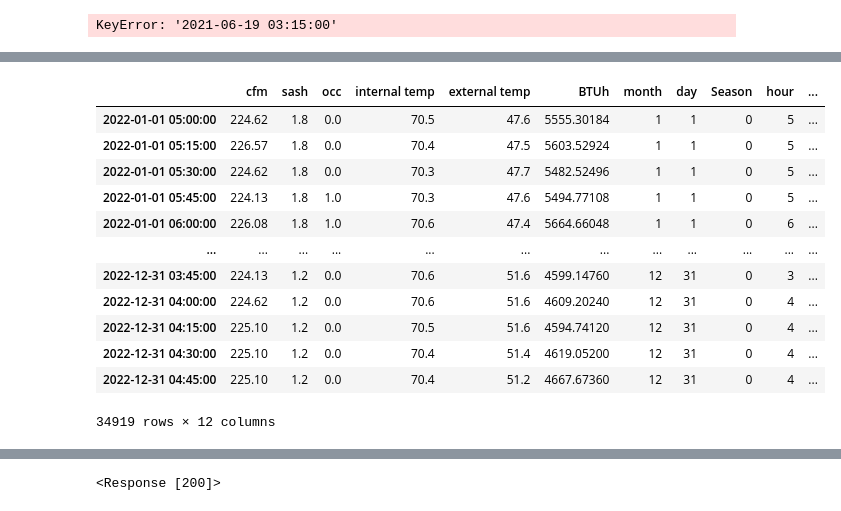
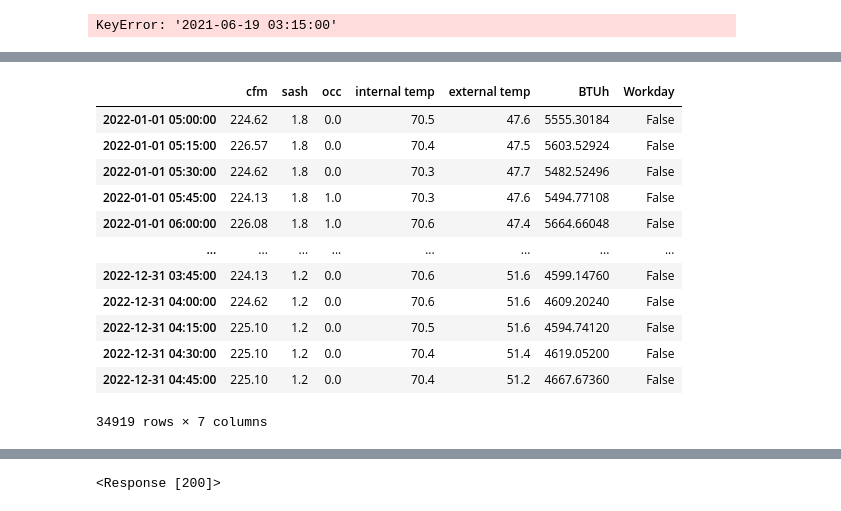
Before and after one commit to thereidfleish/fume-hood-dashboard, a Jupyter notebook: robbie_bailey.ipynb, the cells around one changed output, grey strips where cells are left out. Saved outputs shown, nothing was run; the diff lists cells and outputs as text; code cells hidden in the pictures.

```diff
--- a/robbie_bailey.ipynb
+++ b/robbie_bailey.ipynb
@@ -464,33 +411,6 @@ import numpy as np
 
 #calendar.prcal(2023)
 
-example_dict = {
-
-    'Jan': [],
-
-    'Feb': [],
-
-    'Mar': [],
-
-    "Apr":[],
-
-    "May": [],
-
-    "Jun":[],
-
-    "Jul": [],
-
-    "Aug":[],
-
-    "Sep":[],
-
-    "Oct":[],
-
-    "Nov":[],
-
-    "Dec":[]
-
-}
 
 
 cal = calendar.Calendar()
@@ -552,46 +472,46 @@ def is_a_school_day(time):
             return False
         # if (np.is_busday(time)):
         #     return True
         return True
 
     if (first_day_fall <= time <= last_day_fall):
         if (labor_day <= time <= labor_day_end):
             return False
         if (fall_break_start <= time <= fall_break_end):
             return False
         if (thanksgiving_start <= time <= thanksgiving_end):
             return False
 
         # if (np.is_busday(time.values.astype('datetime64[D]'))):
         #     print('Hi')
         #     return True
         return True
     return False
 
 
 arr = []
 for i in df.index:
     arr.append(is_a_school_day(i))
 
 arr= np.array(arr)
 
 df["Workday"] = arr
 
 df
 # %% [output]
-|  | cfm | sash | occ | internal temp | external temp | BTUh | month | day | Season | hour | ... |
-| 2022-01-01 05:00:00 | 224.62 | 1.8 | 0.0 | 70.5 | 47.6 | 5555.30184 | 1 | 1 | 0 | 5 | ... |
-| 2022-01-01 05:15:00 | 226.57 | 1.8 | 0.0 | 70.4 | 47.5 | 5603.52924 | 1 | 1 | 0 | 5 | ... |
-| 2022-01-01 05:30:00 | 224.62 | 1.8 | 0.0 | 70.3 | 47.7 | 5482.52496 | 1 | 1 | 0 | 5 | ... |
-| 2022-01-01 05:45:00 | 224.13 | 1.8 | 1.0 | 70.3 | 47.6 | 5494.77108 | 1 | 1 | 0 | 5 | ... |
-| 2022-01-01 06:00:00 | 226.08 | 1.8 | 1.0 | 70.6 | 47.4 | 5664.66048 | 1 | 1 | 0 | 6 | ... |
-| ... | ... | ... | ... | ... | ... | ... | ... | ... | ... | ... | ... |
-| 2022-12-31 03:45:00 | 224.13 | 1.2 | 0.0 | 70.6 | 51.6 | 4599.14760 | 12 | 31 | 0 | 3 | ... |
-| 2022-12-31 04:00:00 | 224.62 | 1.2 | 0.0 | 70.6 | 51.6 | 4609.20240 | 12 | 31 | 0 | 4 | ... |
-| 2022-12-31 04:15:00 | 225.10 | 1.2 | 0.0 | 70.5 | 51.6 | 4594.74120 | 12 | 31 | 0 | 4 | ... |
-| 2022-12-31 04:30:00 | 225.10 | 1.2 | 0.0 | 70.4 | 51.4 | 4619.05200 | 12 | 31 | 0 | 4 | ... |
-| 2022-12-31 04:45:00 | 225.10 | 1.2 | 0.0 | 70.4 | 51.2 | 4667.67360 | 12 | 31 | 0 | 4 | ... |
+|  | cfm | sash | occ | internal temp | external temp | BTUh | Workday |
+| 2022-01-01 05:00:00 | 224.62 | 1.8 | 0.0 | 70.5 | 47.6 | 5555.30184 | False |
+| 2022-01-01 05:15:00 | 226.57 | 1.8 | 0.0 | 70.4 | 47.5 | 5603.52924 | False |
+| 2022-01-01 05:30:00 | 224.62 | 1.8 | 0.0 | 70.3 | 47.7 | 5482.52496 | False |
+| 2022-01-01 05:45:00 | 224.13 | 1.8 | 1.0 | 70.3 | 47.6 | 5494.77108 | False |
+| 2022-01-01 06:00:00 | 226.08 | 1.8 | 1.0 | 70.6 | 47.4 | 5664.66048 | False |
+| ... | ... | ... | ... | ... | ... | ... | ... |
+| 2022-12-31 03:45:00 | 224.13 | 1.2 | 0.0 | 70.6 | 51.6 | 4599.14760 | False |
+| 2022-12-31 04:00:00 | 224.62 | 1.2 | 0.0 | 70.6 | 51.6 | 4609.20240 | False |
+| 2022-12-31 04:15:00 | 225.10 | 1.2 | 0.0 | 70.5 | 51.6 | 4594.74120 | False |
+| 2022-12-31 04:30:00 | 225.10 | 1.2 | 0.0 | 70.4 | 51.4 | 4619.05200 | False |
+| 2022-12-31 04:45:00 | 225.10 | 1.2 | 0.0 | 70.4 | 51.2 | 4667.67360 | False |
-34919 rows × 12 columns
+34919 rows × 7 columns
 # %%
 from dateutil import rrule
 
```
Also changed, not shown: parts of 9 cells of this notebook.
